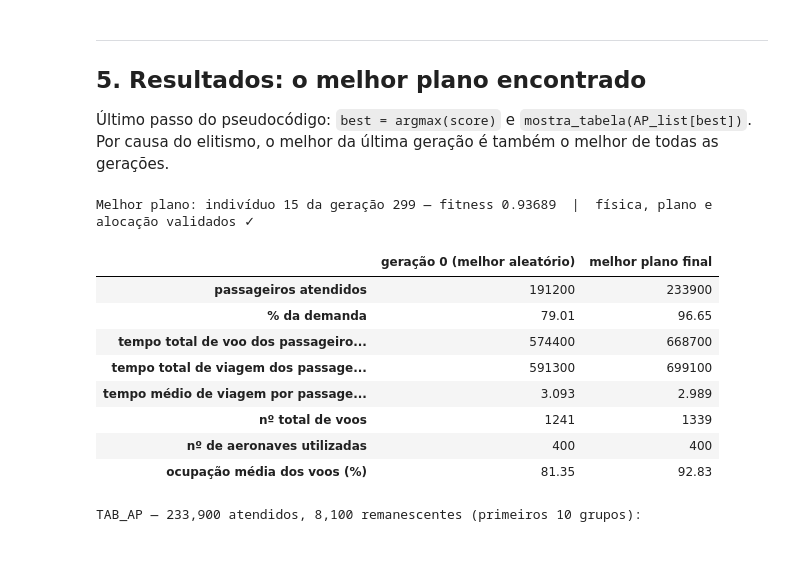
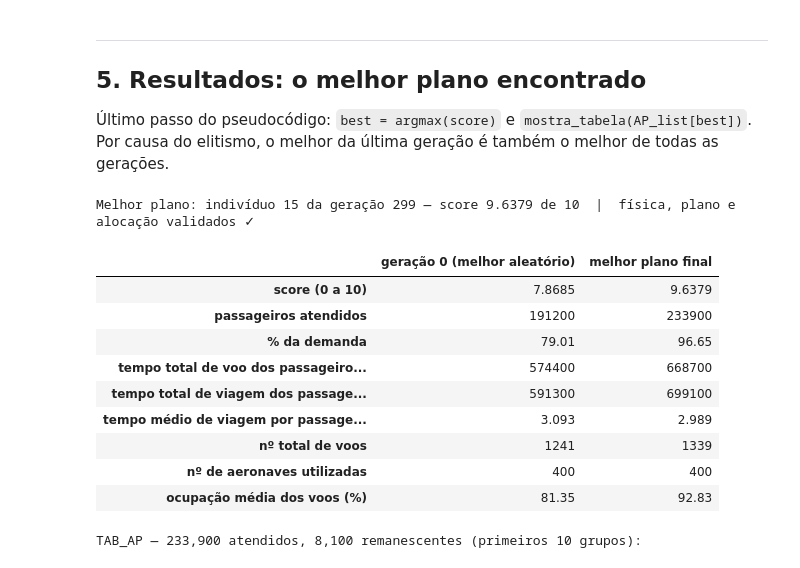
Before and after one commit to Caetano-ma/PSI-3472, a Jupyter notebook: planejamento_voos.ipynb, the cells around one changed output. Saved outputs shown, nothing was run; the diff lists cells and outputs as text; code cells hidden in the pictures.

```diff
--- a/planejamento_voos.ipynb
+++ b/planejamento_voos.ipynb
@@ -1577,6 +948,0 @@ Acima de 2 escalas o ganho é marginal e as viagens ficam longas, por isso `MAX_
-# %%
-sens = pd.DataFrame({
-    f"max_escalas={k}": [a.fitness for a in avaliar_populacao(populacao, max_escalas=k)]
-    for k in range(4)
-}, index=[f"ind{i:02d}" for i in range(len(populacao))]).round(5)
-sens
@@ -1689,7 +1043,7 @@ N_ELITE         = 2
 TAM_TORNEIO     = 3
 TAXA_CRUZAMENTO = 0.9
 TAXA_MUTACAO    = 0.005    # por gene (aeronave)
-LIMIAR          = 1e-4     # ganho mínimo de fitness considerado progresso...
+LIMIAR          = 1e-3     # ganho mínimo de score considerado progresso...
 PACIENCIA       = 30       # ...dentro desta janela de gerações
 SEMENTE         = 2026
 # %% [markdown]
@@ -1783,7 +1137,7 @@ def mutacao(genoma, rng, taxa=None):
 
 def cria_geracao(genomas, score_list=None, rng=None, taxa_mutacao=None):
     """Pseudocódigo: genomas_gen = cria_geracao(genomas_gen).
-    Lista vazia → população inicial aleatória (Seção 1.5).
+    Lista vazia → população inicial aleatória (Seção 1.4).
     Senão → elitismo + (torneio → cruzamento → mutação) até completar TAM_POPULACAO."""
     rng = rng or random.Random()
     if not genomas:
@@ -1804,21 +1154,0 @@ def cria_geracao(genomas, score_list=None, rng=None, taxa_mutacao=None):
-# %%
-rng_demo = random.Random(7)
-print("original :", gene_exemplo)
-for tipo in _MUTACOES:
-    print(f"{tipo:9s}:", mutar_gene(gene_exemplo, rng_demo, tipo))
-
-g, contagem = gene_exemplo, {}
-for _ in range(20_000):
-    g = mutar_gene(g, rng_demo)
-    assert verificar_gene(g) == [], (g, verificar_gene(g))
-    decodificar([g])                                        # também decodifica sem erro
-    contagem[n_trechos_ativos(g)] = contagem.get(n_trechos_ativos(g), 0) + 1
-print("\n20 000 mutações encadeadas: física respeitada em todas ✓")
-
-# cruzamento + mutação sobre genomas reais também preservam a física
-pai, mae = populacao[0], populacao[1]
-filho = mutacao(cruzamento_uniforme(pai, mae, rng_demo), rng_demo, taxa=0.5)
-assert all(verificar_gene(x) == [] for x in filho) and validar_plano(decodificar(filho)) == []
-print(f"Filho de cruzamento: {sum(a is b for a, b in zip(filho, pai))} genes do pai, "
-      f"{sum(a is b for a, b in zip(filho, mae))} da mãe, "
-      f"{sum(a is not b and a is not c for a, b, c in zip(filho, pai, mae))} mutados — válido ✓")
@@ -2007,30 +1318,31 @@ elitismo, o melhor da última geração é também o melhor de todas as geraçõ
 # %%
 best = resultado.best
 AP_best, AV_best, av_best = resultado.AP_list[best], resultado.AV_list[best], resultado.melhor
 
 # validação completa do vencedor
 assert all(verificar_gene(g) == [] for g in resultado.genomas[best])
 assert validar_plano(AV_best) == [] and validar_alocacao(AP_best) == []
 print(f"Melhor plano: indivíduo {best} da geração {resultado.historico.index[-1]} — "
-      f"fitness {av_best.fitness:.5f}  |  física, plano e alocação validados ✓")
+      f"score {av_best.fitness:.4f} de 10  |  física, plano e alocação validados ✓")
 
 ini = resultado.historico.iloc[0]
 _num = lambda xs: [int(x) if float(x).is_integer() else x for x in xs]
 numeros = pd.DataFrame(dtype=object, data={
-    "geração 0 (melhor aleatório)": _num([ini["atendidos"], ini["% atendimento"], ini["tempo voo pax total (h)"],
+    "geração 0 (melhor aleatório)": _num([round(ini["fitness melhor"], 4), ini["atendidos"], ini["% atendimento"], ini["tempo voo pax total (h)"],
                                      ini["tempo viagem total (h)"], ini["tempo médio viagem (h)"],
                                      ini["voos"], ini["aeronaves usadas"], ini["ocupação média (%)"]]),
-    "melhor plano final": _num([av_best.atendidos, round(av_best.pct_atendimento, 2),
+    "melhor plano final": _num([round(av_best.fitness, 4), av_best.atendidos, round(av_best.pct_atendimento, 2),
                            av_best.tempo_voo_pax_total_h, av_best.tempo_viagem_total_h,
                            round(av_best.tempo_medio_viagem_h, 3), av_best.n_voos,
                            av_best.aeronaves_usadas, round(100 * av_best.ocupacao_media, 2)]),
-}, index=["passageiros atendidos", "% da demanda", "tempo total de voo dos passageiros (h)",
+}, index=["score (0 a 10)", "passageiros atendidos", "% da demanda", "tempo total de voo dos passageiros (h)",
           "tempo total de viagem dos passageiros (h)", "tempo médio de viagem por passageiro (h)",
           "nº total de voos", "nº de aeronaves utilizadas", "ocupação média dos voos (%)"])
 numeros.astype(object)
 # %% [output]
-Melhor plano: indivíduo 15 da geração 299 — fitness 0.93689  |  física, plano e alocação validados ✓
+Melhor plano: indivíduo 15 da geração 299 — score 9.6379 de 10  |  física, plano e alocação validados ✓
 |  | geração 0 (melhor aleatório) | melhor plano final |
+| score (0 a 10) | 7.8685 | 9.6379 |
 | passageiros atendidos | 191200 | 233900 |
 | % da demanda | 79.01 | 96.65 |
 | tempo total de voo dos passageiro... | 574400 | 668700 |
```
Also changed, not shown: parts of 59 cells of this notebook, 1 other file.
